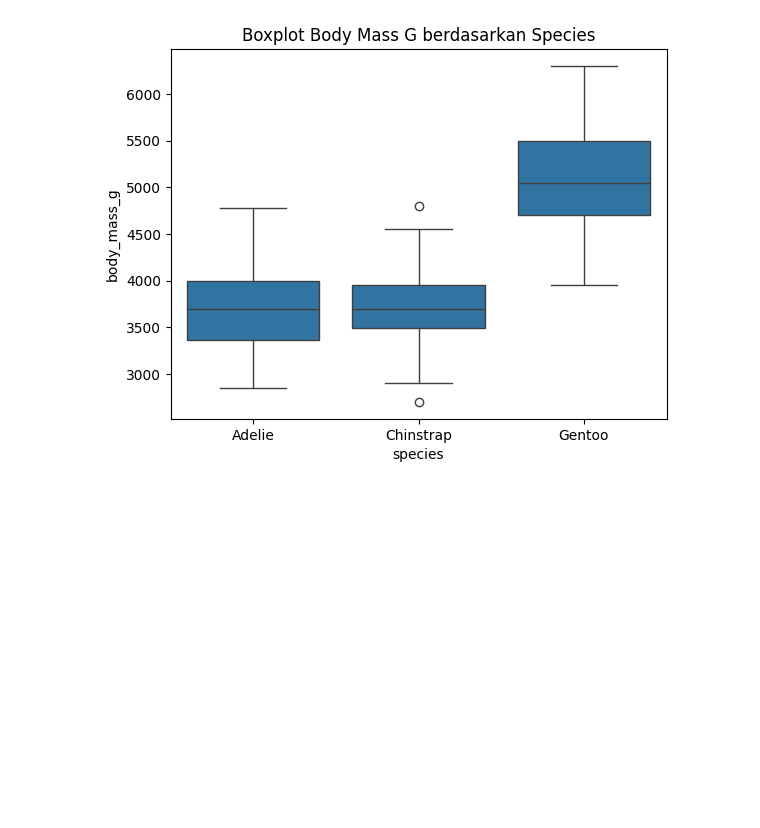
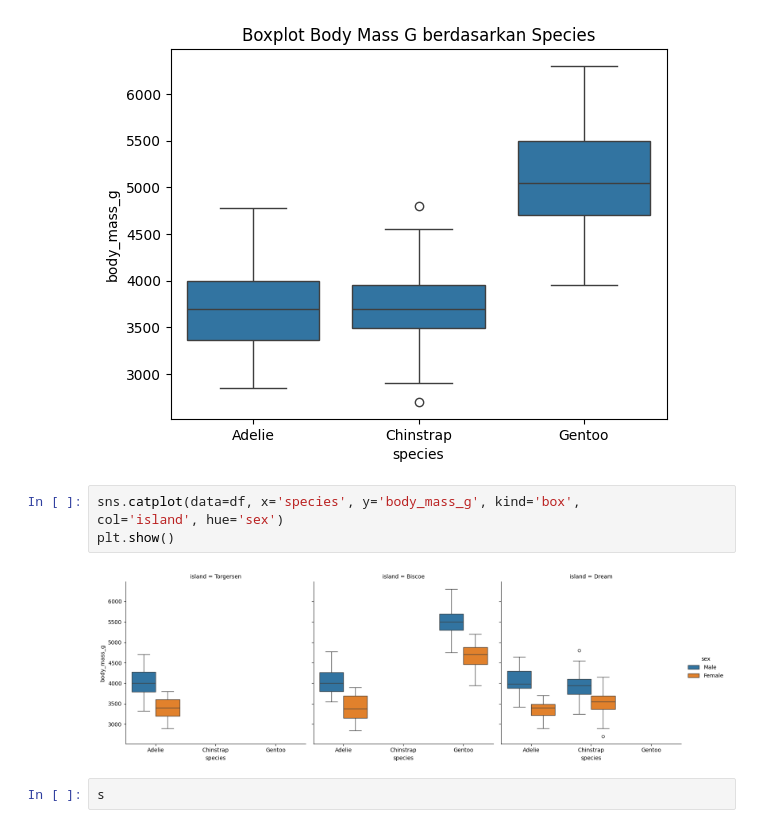
Before and after one commit to Renobelajar/prak-datascience-5, a Jupyter notebook: Template Modul 3.ipynb, the cells around one changed output. Saved outputs shown, nothing was run; the diff lists cells and outputs as text; blank space fills up the shorter version.

```diff
--- a/Template Modul 3.ipynb
+++ b/Template Modul 3.ipynb
@@ -281,3 +281,11 @@ plt.title('Boxplot Body Mass G berdasarkan Species')
 plt.show()
 # %% [output]
 [figure]
+# %%
+sns.catplot(data=df, x='species', y='body_mass_g', kind='box',
+col='island', hue='sex')
+plt.show()
+# %% [output]
+[figure, added]
+# %%
+s
```
